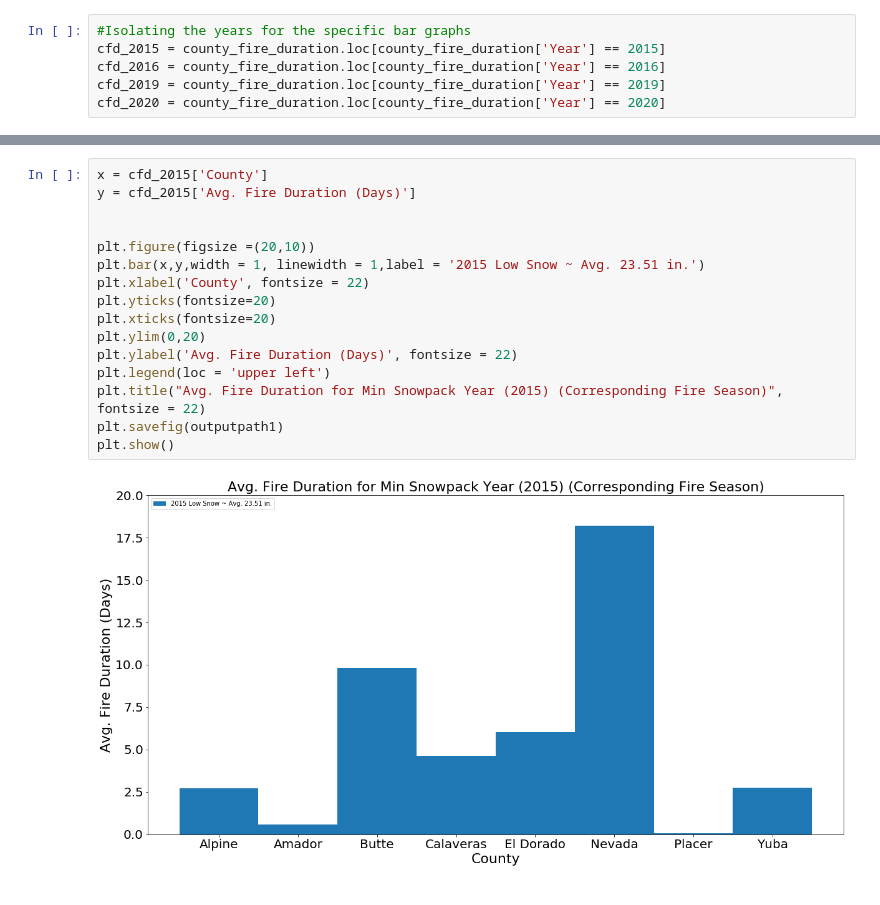
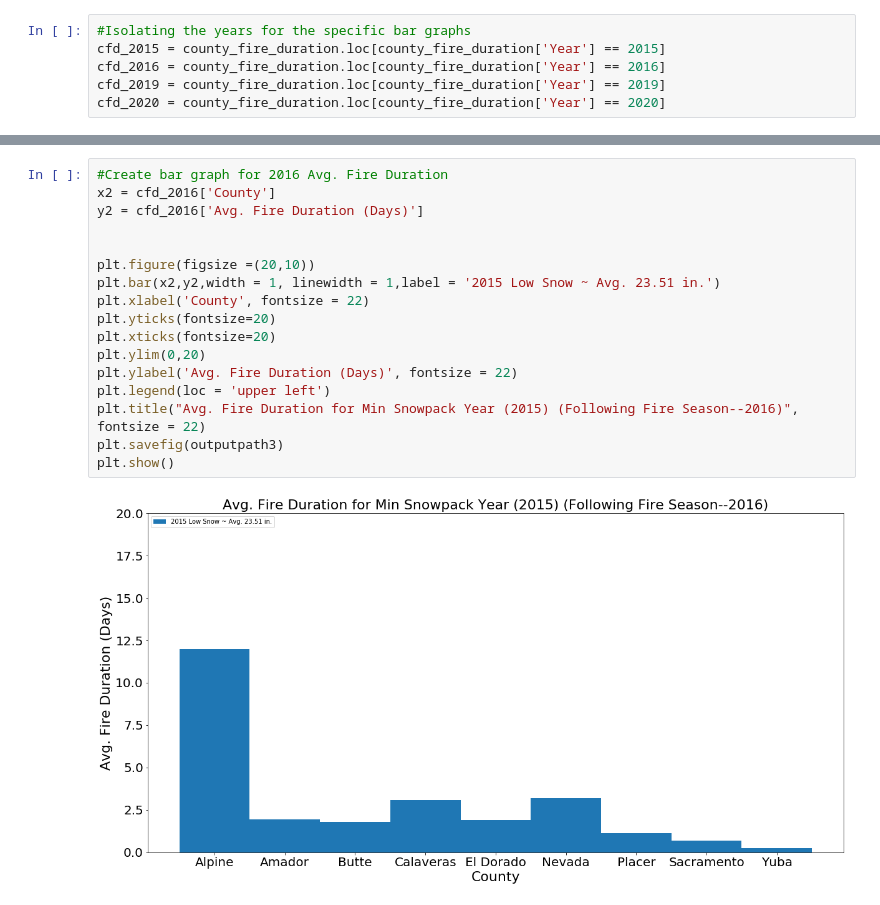
Before and after one commit to Jed-Miller/project1_group10, a Jupyter notebook: high_low_bargraph.ipynb, the cells around one changed output, grey strips where cells are left out. Cells and saved outputs as stored; diff of their text form.

Commit message:
updated bar graphs for duration

```diff
--- a/high_low_bargraph.ipynb
+++ b/high_low_bargraph.ipynb
@@ -45,19 +65,20 @@ cfd_2020 = county_fire_duration.loc[county_fire_duration['Year'] == 2020]
 # %%
-x = cfd_2015['County']
-y = cfd_2015['Avg. Fire Duration (Days)']
+#Create bar graph for 2016 Avg. Fire Duration
+x2 = cfd_2016['County']
+y2 = cfd_2016['Avg. Fire Duration (Days)']
 
 
 plt.figure(figsize =(20,10))
-plt.bar(x,y,width = 1, linewidth = 1,label = '2015 Low Snow ~ Avg. 23.51 in.')
+plt.bar(x2,y2,width = 1, linewidth = 1,label = '2015 Low Snow ~ Avg. 23.51 in.')
 plt.xlabel('County', fontsize = 22)
 plt.yticks(fontsize=20)
 plt.xticks(fontsize=20)
 plt.ylim(0,20)
 plt.ylabel('Avg. Fire Duration (Days)', fontsize = 22)
 plt.legend(loc = 'upper left')
-plt.title("Avg. Fire Duration for Min Snowpack Year (2015) (Corresponding Fire Season)", fontsize = 22)
-plt.savefig(outputpath1)
+plt.title("Avg. Fire Duration for Min Snowpack Year (2015) (Following Fire Season--2016)", fontsize = 22)
+plt.savefig(outputpath3)
 plt.show()
 # %% [output]
-[figure, old version]
+[figure, new version]
 # %%
```
Also changed, not shown: parts of 5 cells of this notebook, 2 other files.
